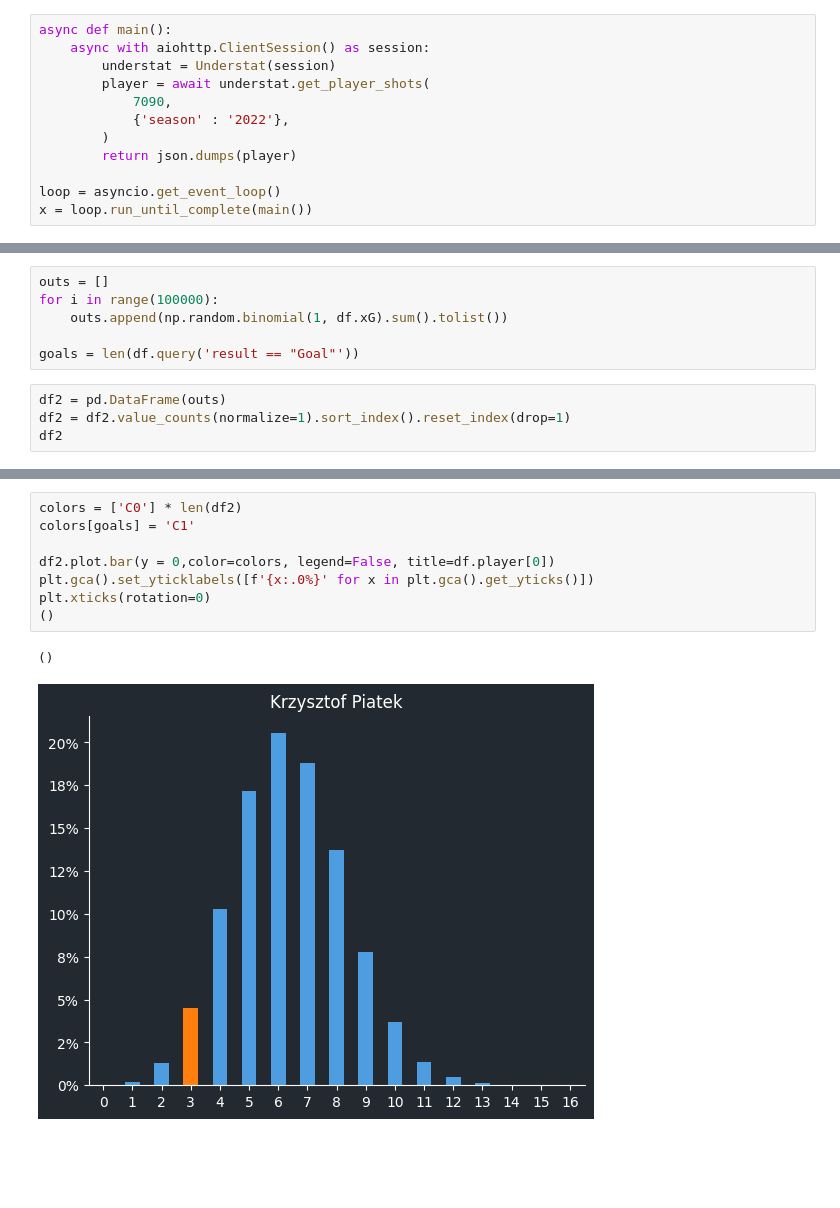
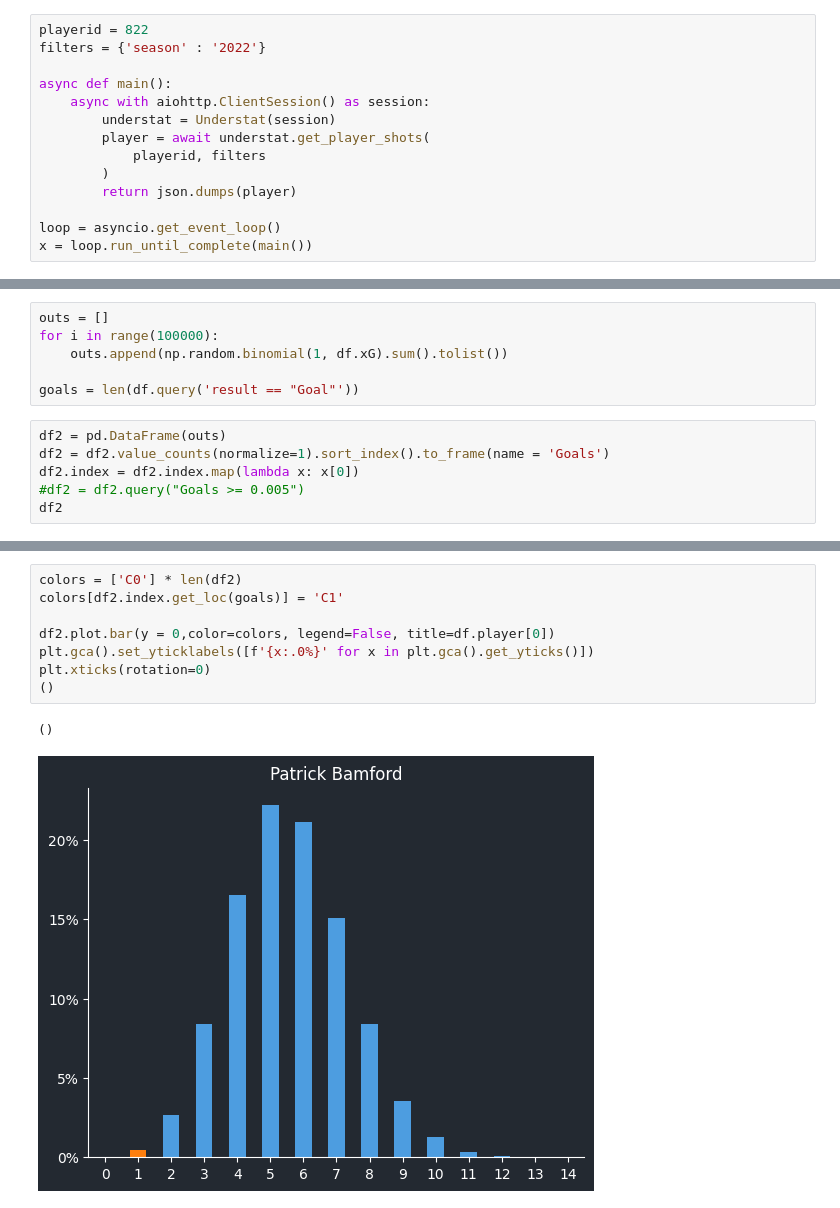
Before and after one commit to adrunkhuman/football, a Jupyter notebook: Understat.ipynb, the cells around one changed output, grey strips where cells are left out. Drawn from its saved outputs; the diff is of its cells as text; blank space fills up the shorter version.

```diff
--- a/Understat.ipynb
+++ b/Understat.ipynb
@@ -12,12 +12,14 @@ import aiohttp
 import nest_asyncio
 nest_asyncio.apply()
 # %%
+playerid = 822
+filters = {'season' : '2022'}
+
 async def main():
     async with aiohttp.ClientSession() as session:
         understat = Understat(session)
         player = await understat.get_player_shots(
-            7090,
-            {'season' : '2022'},
+            playerid, filters
         )
         return json.dumps(player)
 
@@ -52,6 +54,8 @@ for i in range(100000):
 goals = len(df.query('result == "Goal"'))
 # %%
 df2 = pd.DataFrame(outs)
-df2 = df2.value_counts(normalize=1).sort_index().reset_index(drop=1)
+df2 = df2.value_counts(normalize=1).sort_index().to_frame(name = 'Goals')
+df2.index = df2.index.map(lambda x: x[0])
+#df2 = df2.query("Goals >= 0.005")
 df2
 # %% [output]
@@ -76,11 +78,11 @@ dtype: float64
 # %%
 colors = ['C0'] * len(df2)
-colors[goals] = 'C1'
+colors[df2.index.get_loc(goals)] = 'C1'
 
 df2.plot.bar(y = 0,color=colors, legend=False, title=df.player[0])
 plt.gca().set_yticklabels([f'{x:.0%}' for x in plt.gca().get_yticks()])
 plt.xticks(rotation=0)
 ()
 # %% [output]
 ()
-[figure, old version]
+[figure, new version]
```
Also changed, not shown: parts of 2 cells of this notebook.
